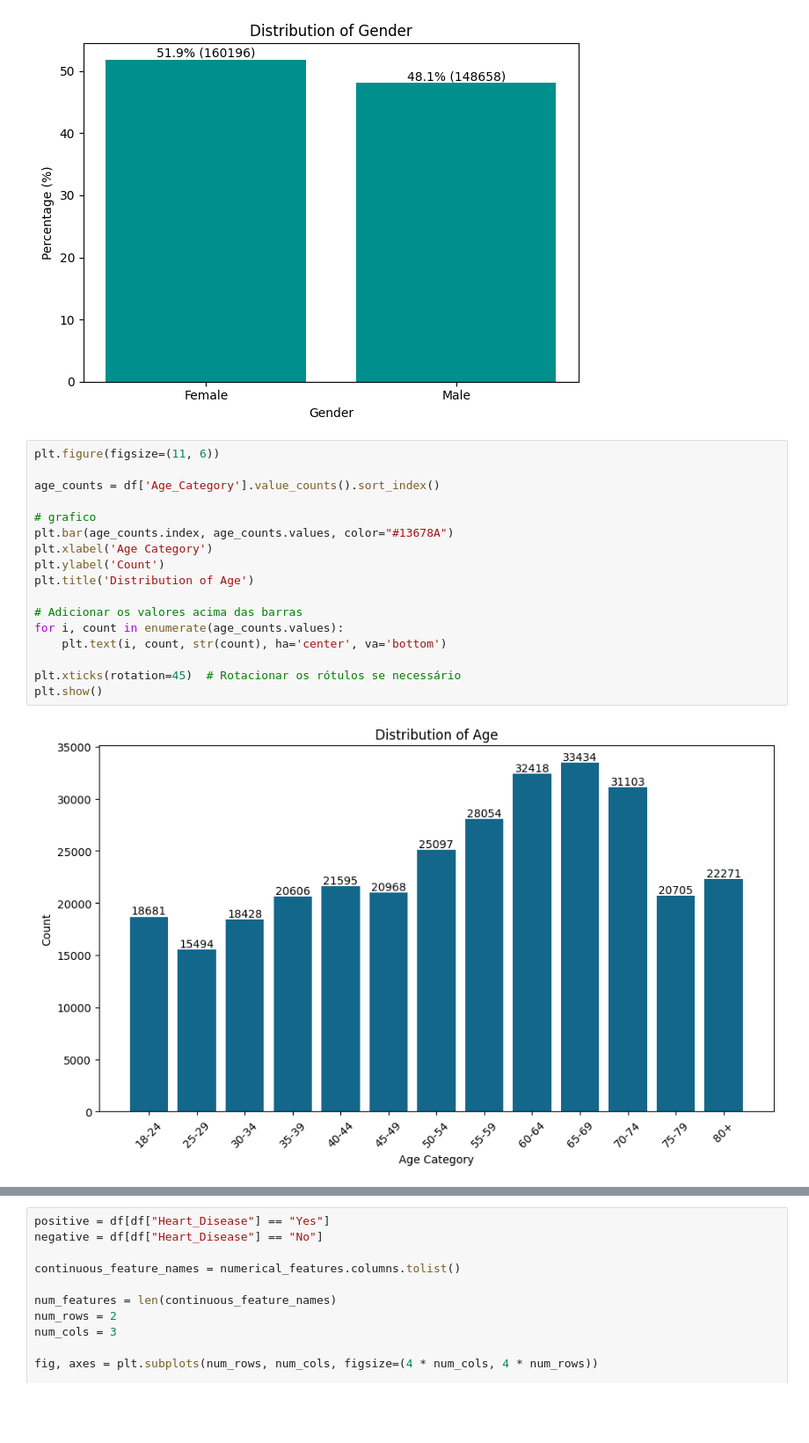
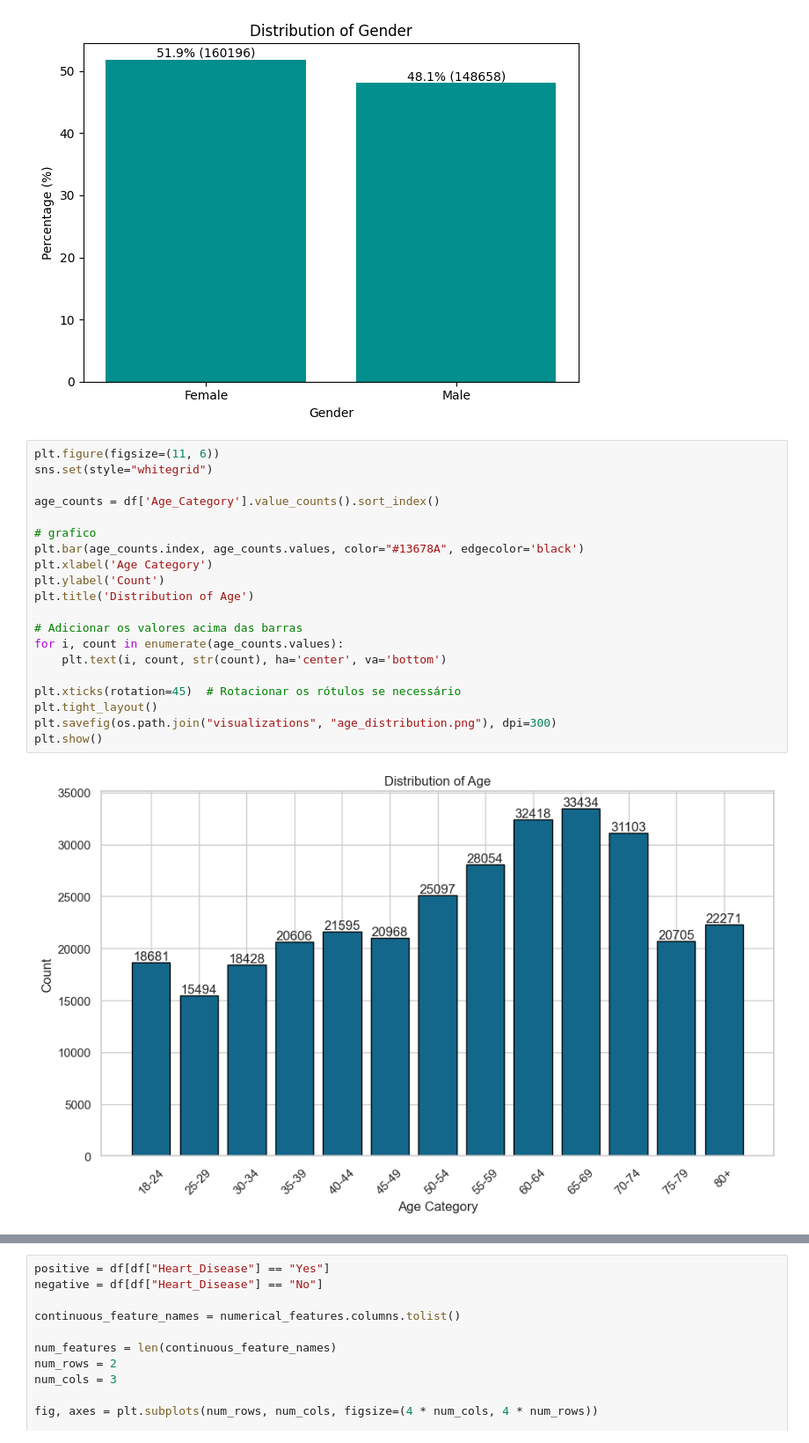
Before and after one commit to Sara18Santos/ProjetoIAA, a Jupyter notebook: Data Analysis.ipynb, the cells around one changed output, grey strips where cells are left out. Shown: that part at 88% size. Saved outputs shown, nothing was run; the diff lists cells and outputs as text; blank space fills up the shorter version.

```diff
--- a/Data Analysis.ipynb
+++ b/Data Analysis.ipynb
@@ -221,21 +221,24 @@ plt.show()
 [figure]
 # %%
 plt.figure(figsize=(11, 6))
+sns.set(style="whitegrid")
 
 age_counts = df['Age_Category'].value_counts().sort_index()
 
 # grafico
-plt.bar(age_counts.index, age_counts.values, color="#13678A")
+plt.bar(age_counts.index, age_counts.values, color="#13678A", edgecolor='black')
 plt.xlabel('Age Category')
 plt.ylabel('Count')
 plt.title('Distribution of Age')
 
 # Adicionar os valores acima das barras
 for i, count in enumerate(age_counts.values):
     plt.text(i, count, str(count), ha='center', va='bottom')
 
 plt.xticks(rotation=45)  # Rotacionar os rótulos se necessário
+plt.tight_layout()
+plt.savefig(os.path.join("visualizations", "age_distribution.png"), dpi=300)
 plt.show()
 # %% [output]
-[figure, old version]
+[figure, new version]
 # %%
```
Also changed, not shown: parts of 1 cell of this notebook, 2 other files.
